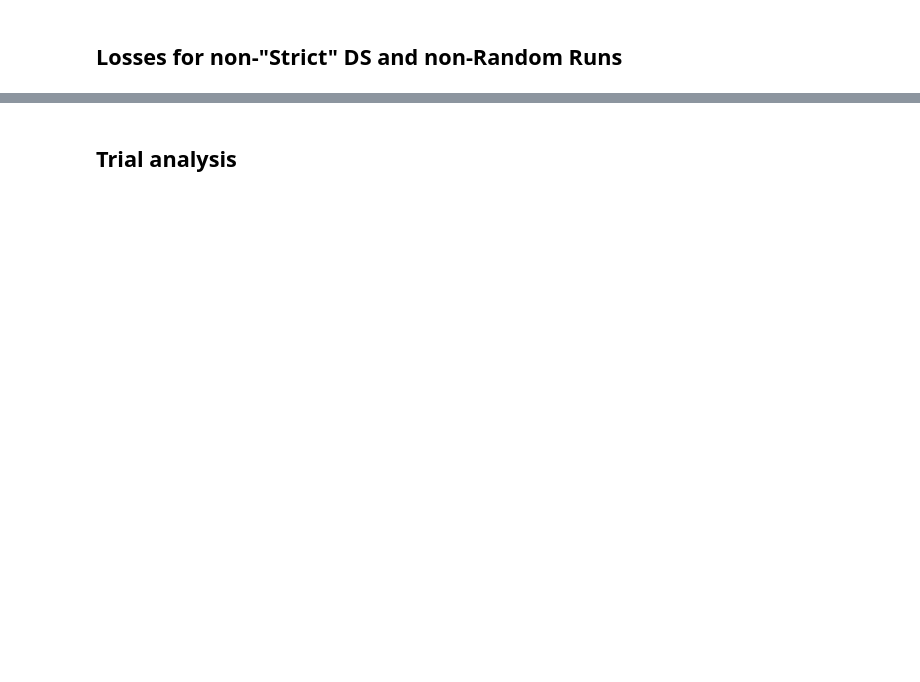
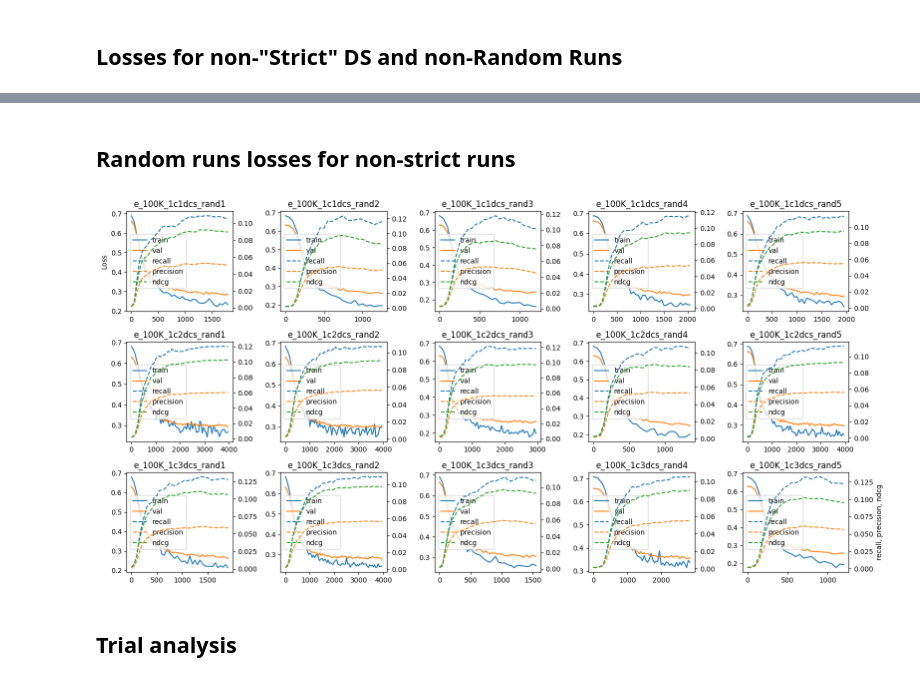
Before and after one commit to paco23ch/gnn-ds, a Jupyter notebook: experiment_analysis.ipynb, the cells around one changed output, grey strips where cells are left out. Saved outputs shown, nothing was run; the diff lists cells and outputs as text; code cells hidden in the pictures; blank space fills up the shorter version.

```diff
--- a/experiment_analysis.ipynb
+++ b/experiment_analysis.ipynb
@@ -146,3 +186,41 @@ plt.show()
+# %% [markdown]
+## Random runs losses for non-strict runs
+# %%
+experiments_ran_non_strict = df[~df['experiment'].str.contains('_strict') & df['experiment'].str.contains('_rand')]
+total_exp = len(experiments_ran_non_strict)
+plt.figure(figsize=(16,8))
+
+metrics_cols = ['recalls','precisions','ndcgs']
+
+for i in range(total_exp):
+    record = experiments_ran_non_strict.iloc[i]
+    ax1 = plt.subplot(3,5,i+1)
+    plt.title(record['experiment'])
+    x_values = [x*eval_at_epochs for x in range(0,len(record['train_losses']))]
+    ax1.plot(x_values, record['train_losses'], label='train')
+    ax1.plot(x_values, record['val_losses'], label='val')
+
+    if i==0:
+        plt.ylabel('Loss')
+
+    ax2 = ax1.twinx()
+
+    for col in metrics_cols:
+        if col in experiments_ran_non_strict.columns:
+            ax2.plot(x_values, record[col], label=col[:-1], linestyle='--')
+
+    if i==total_exp-1:
+        plt.ylabel(', '.join(x[:-1] for x in metrics_cols))
+
+    lines1, labels1 = ax1.get_legend_handles_labels()
+    lines2, labels2 = ax2.get_legend_handles_labels()
+    ax1.legend(lines1 + lines2, labels1 + labels2, loc='center left')
+
+plt.tight_layout()
+plt.savefig(version+'loss_metrics_loose_rand.png')
+plt.show()
+# %% [output]
+[figure, added]
 # %% [markdown]
 ## Trial analysis
 # %%
```
Also changed, not shown: parts of 15 cells of this notebook, 15 other files.
